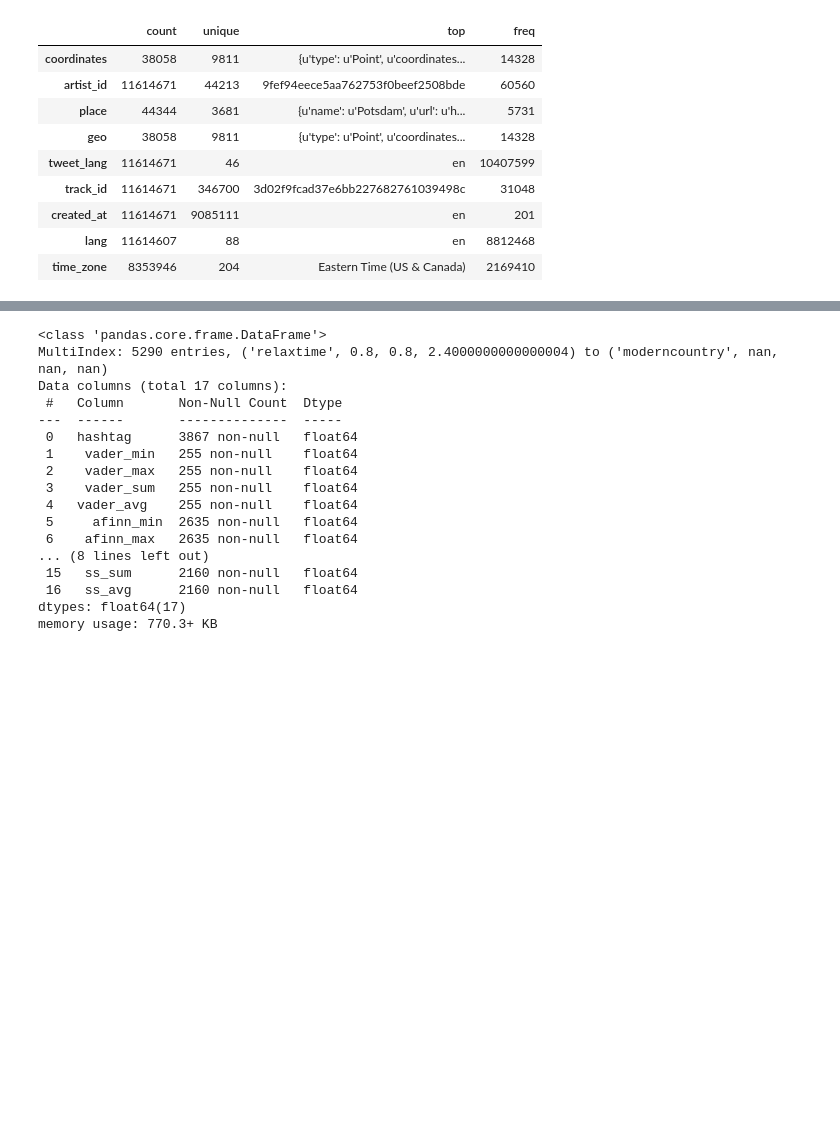
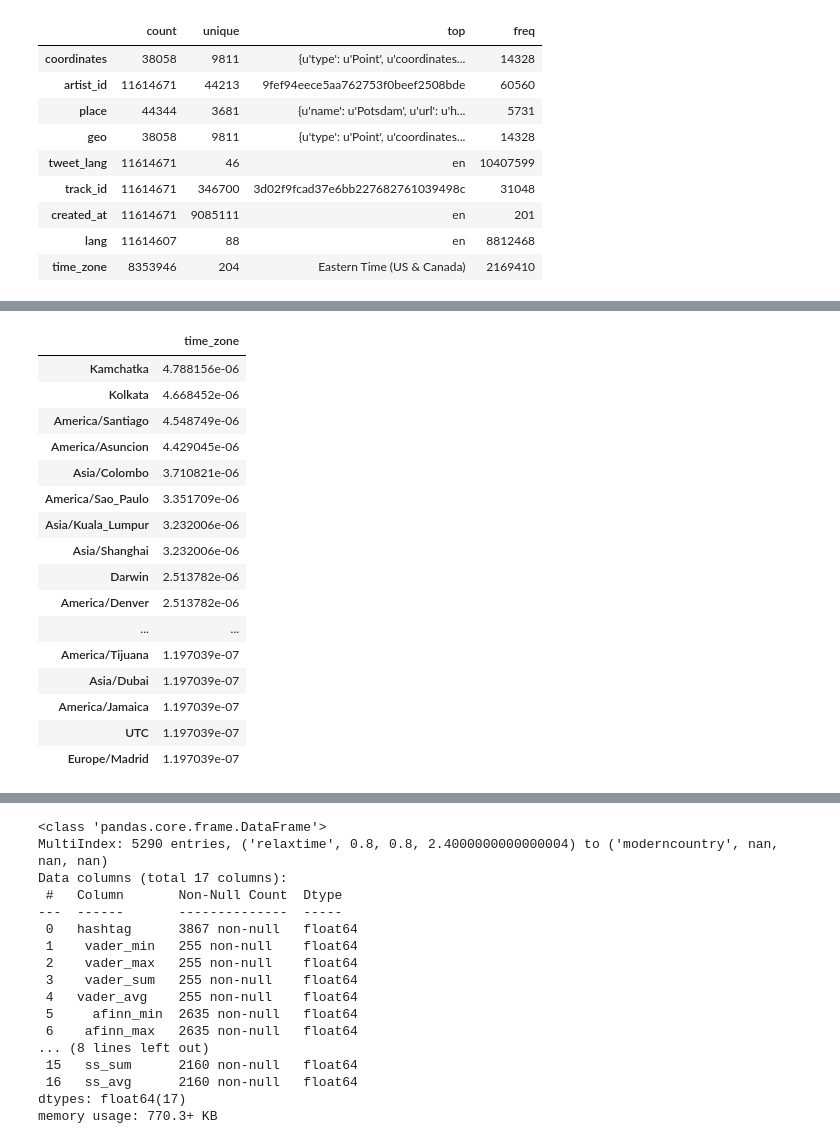
Before and after one commit to jormedinavic/Music-Recommendations, a Jupyter notebook: Music Recommendation.ipynb, the cells around one changed output, grey strips where cells are left out. Saved outputs shown, nothing was run; the diff lists cells and outputs as text; code cells hidden in the pictures; blank space fills up the shorter version.

```diff
--- a/Music Recommendation.ipynb
+++ b/Music Recommendation.ipynb
@@ -126 +126,23 @@ col_count: 22
 | id | 0.000000 |
+# %%
+#Different time zones in dataset
+a = cont_df['time_zone'].value_counts(normalize=True).to_frame()                #.index
+a[150:205]
+# %% [output]
+|  | time_zone |
+| Kamchatka | 4.788156e-06 |
+| Kolkata | 4.668452e-06 |
+| America/Santiago | 4.548749e-06 |
+| America/Asuncion | 4.429045e-06 |
+| Asia/Colombo | 3.710821e-06 |
+| America/Sao_Paulo | 3.351709e-06 |
+| Asia/Kuala_Lumpur | 3.232006e-06 |
+| Asia/Shanghai | 3.232006e-06 |
+| Darwin | 2.513782e-06 |
+| America/Denver | 2.513782e-06 |
+| ... | ... |
+| America/Tijuana | 1.197039e-07 |
+| Asia/Dubai | 1.197039e-07 |
+| America/Jamaica | 1.197039e-07 |
+| UTC | 1.197039e-07 |
+| Europe/Madrid | 1.197039e-07 |
```
Also changed, not shown: parts of 15 cells of this notebook.
